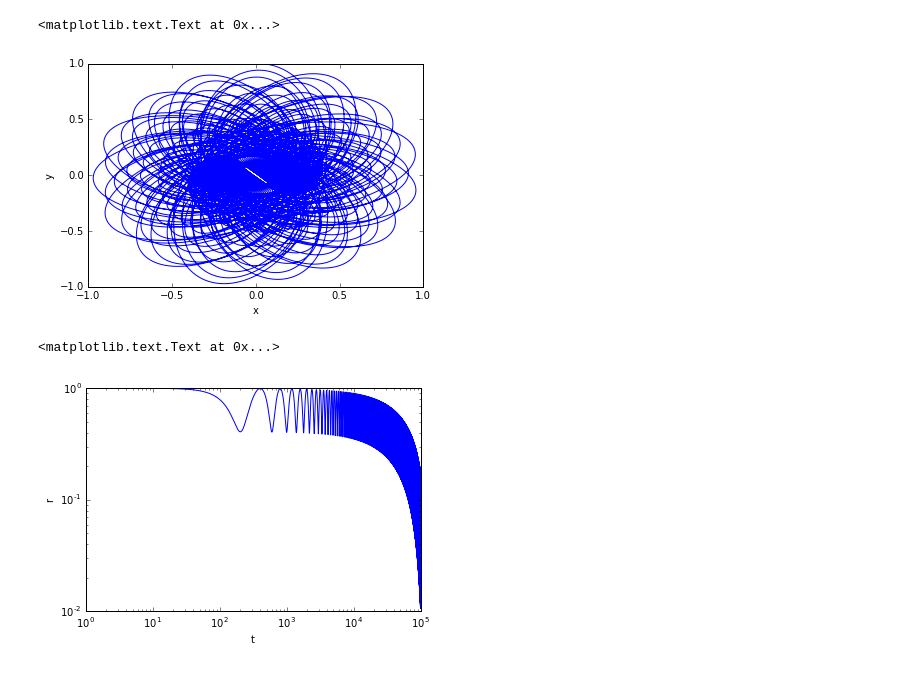
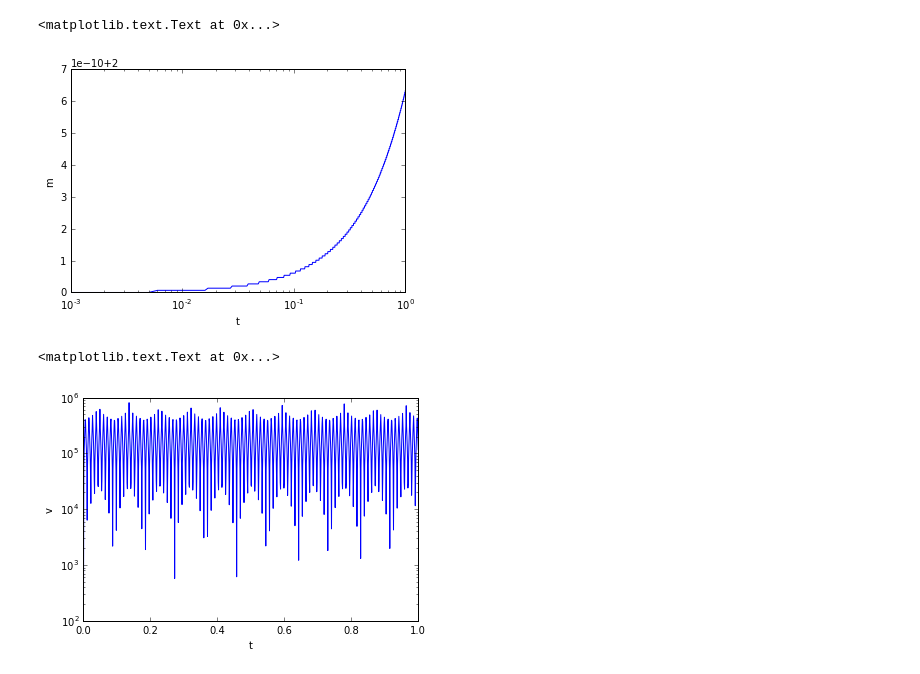
Before and after one commit to astroandes/BlackHole, a Jupyter notebook: src/test.ipynb, the cells around one changed output. Saved outputs shown, nothing was run; the diff lists cells and outputs as text; code cells hidden in the pictures.

```diff
--- a/src/test.ipynb
+++ b/src/test.ipynb
@@ -15,3 +11,13 @@ m_tot = 2
+# %%
+## Units
+# Mass:     10**6 Solar Masses
+# Distance: Parsecs
+# Time:     10**6 Years
+
+G = 4490.0
+v_s = 9198.0          # Speed of sound in the gas
+m_init = 2            # Initial mass of the black hole
+m_tot = m_init+1e5    # Total mass of the galaxy
 # %%
 def m_dot(r,v,m):
     if m < m_tot:
@@ -22,7 +28,7 @@ mySim = myModule.simulation()
 
 haloGravity = myModule.interaction('Halo Gravity', halo.acceleration)
 gasGravity = myModule.interaction('Gas Gravity', gas.acceleration)
-dynFriction = myModule.interaction('Dynamical Friction', chandra.acceleration, sigma=76.65)
+dynFriction = myModule.interaction('Dynamical Friction', chandra.acceleration)
 massAccretion = myModule.interaction('Mass Accretion', accretion.acceleration, m_dot = m_dot)
 
 mySim.interactions.append(haloGravity)
@@ -33,12 +39,14 @@ mySim.interactions.append(massAccretion)
 mySim.updateDerivatives()
 # %%
 t_init = 0
-t_final = 1000
-n_steps = 100000
+t_final = 1
+n_steps = 1000
 
-r_init = np.array([0,1,0])
-v_init = np.array([2**(-.5),0,0])
-m_init = np.array([1])
+t = np.linspace(t_init,t_final,n_steps)
+
+r_init = np.array([1e3,0,0])
+v_init = np.array([0,200,0])
+m_init = m_init*np.ones(1)
 
 s_init = np.concatenate((r_init, v_init, m_init))
 # %%
@@ -46,16 +81,18 @@ mySim.integrate(t_init, t_final, n_steps, s_init)
 # %%
-plt.plot(mySim.path[:,0],mySim.path[:,1])
-plt.xlabel('x')
-plt.ylabel('y')
+plt.plot(t,mySim.path[:,6])
+plt.xscale('log')
+#plt.yscale('log')
+plt.xlabel('t')
+plt.ylabel('m')
 # %% [output]
 <matplotlib.text.Text at 0x...>
-[figure, old version]
+[figure, new version]
 # %%
-plt.plot(np.sum(mySim.path[:,:3]**2,axis=1)**.5)
-plt.xscale('log')
+plt.plot(t,np.sum(mySim.path[:,3:7]**2,axis=1)**.5)
+#plt.xscale('log')
 plt.yscale('log')
 plt.xlabel('t')
-plt.ylabel('r')
+plt.ylabel('v')
 # %% [output]
 <matplotlib.text.Text at 0x...>
-[figure, old version]
+[figure, new version]
```
Also changed, not shown: parts of 4 cells of this notebook, 3 other files.
